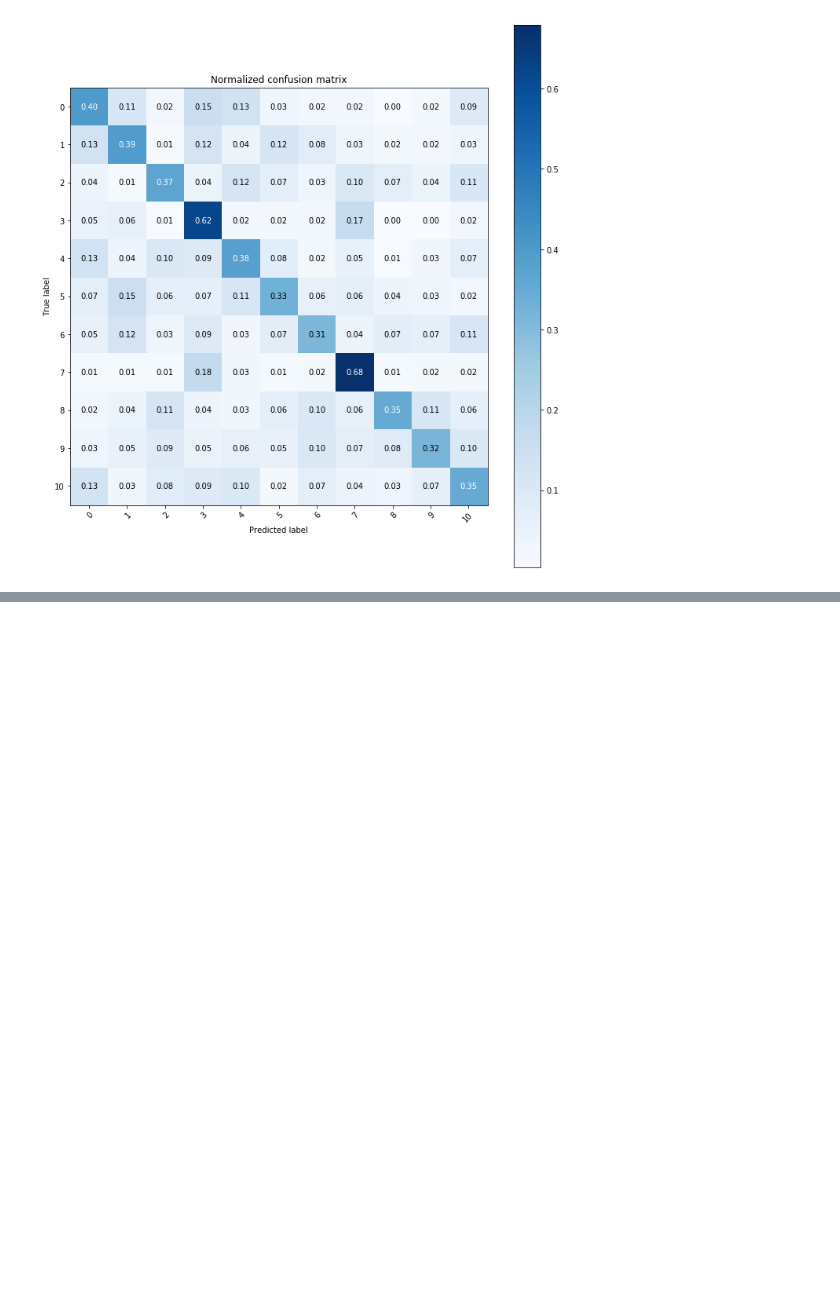
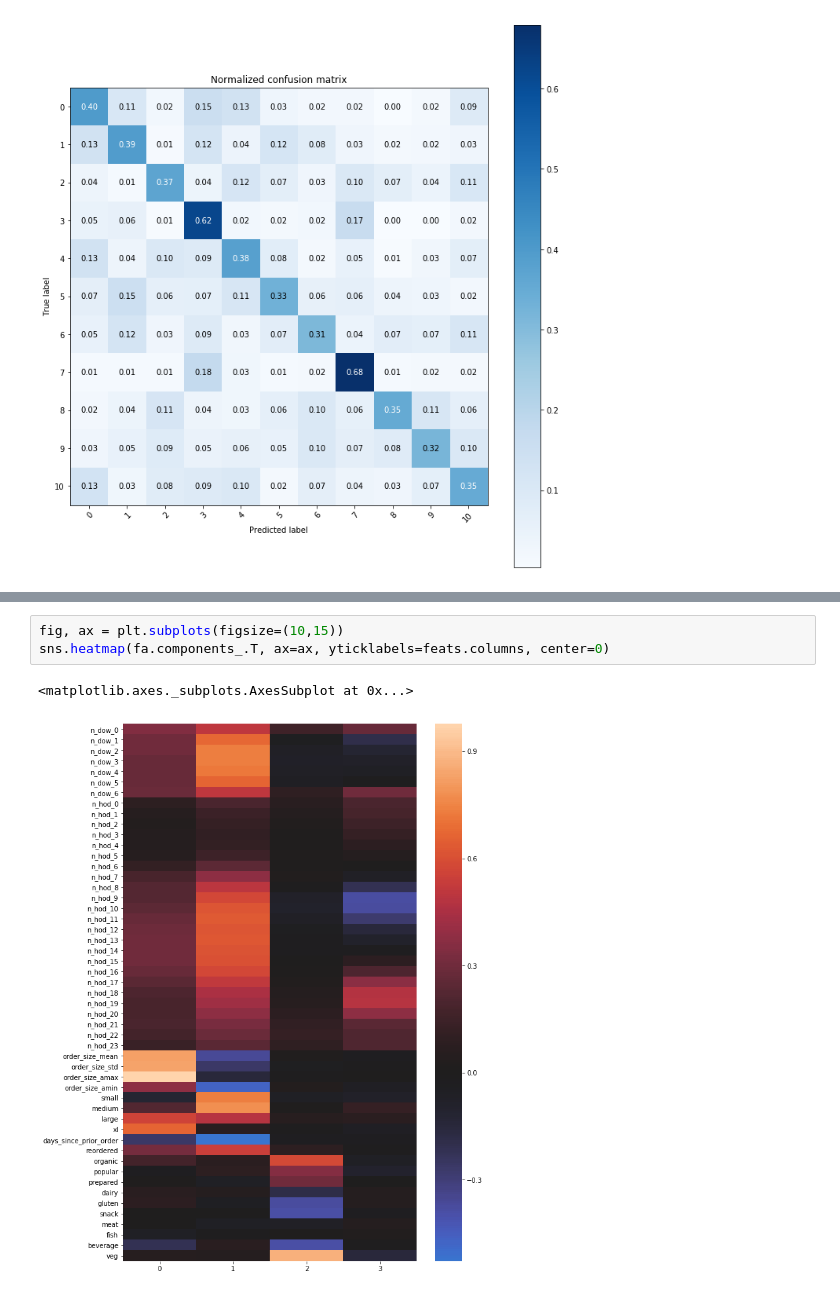
Before and after one commit to michaelfedell/instacart, a Jupyter notebook: notebooks/develop/Model_Development.ipynb, the cells around one changed output, grey strips where cells are left out. Drawn from its saved outputs; the diff is of its cells as text; blank space fills up the shorter version.

```diff
--- a/notebooks/develop/Model_Development.ipynb
+++ b/notebooks/develop/Model_Development.ipynb
@@ -268,0 +331,6 @@ _ = evaluate(y_test, gb_base.predict(x_test))
+# %%
+fig, ax = plt.subplots(figsize=(10,15))
+sns.heatmap(fa.components_.T, ax=ax, yticklabels=feats.columns, center=0)
+# %% [output]
+<matplotlib.axes._subplots.AxesSubplot at 0x...>
+[figure, added]
```
Also changed, not shown: parts of 9 cells of this notebook, 2 other files.
